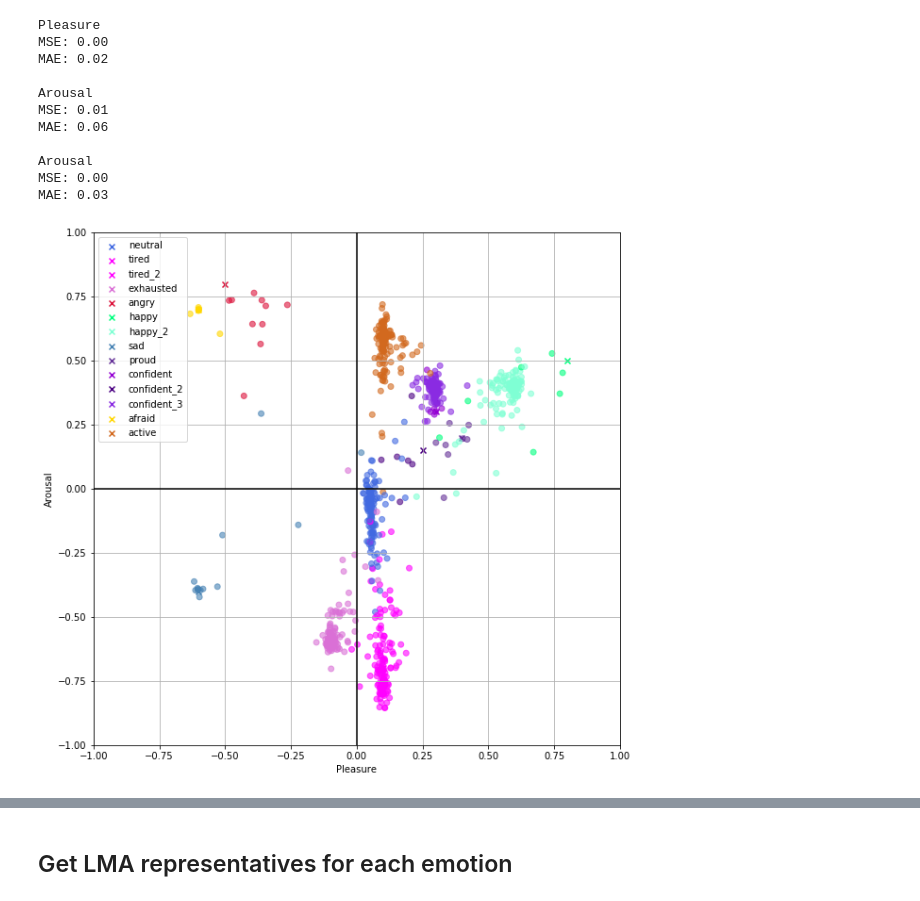
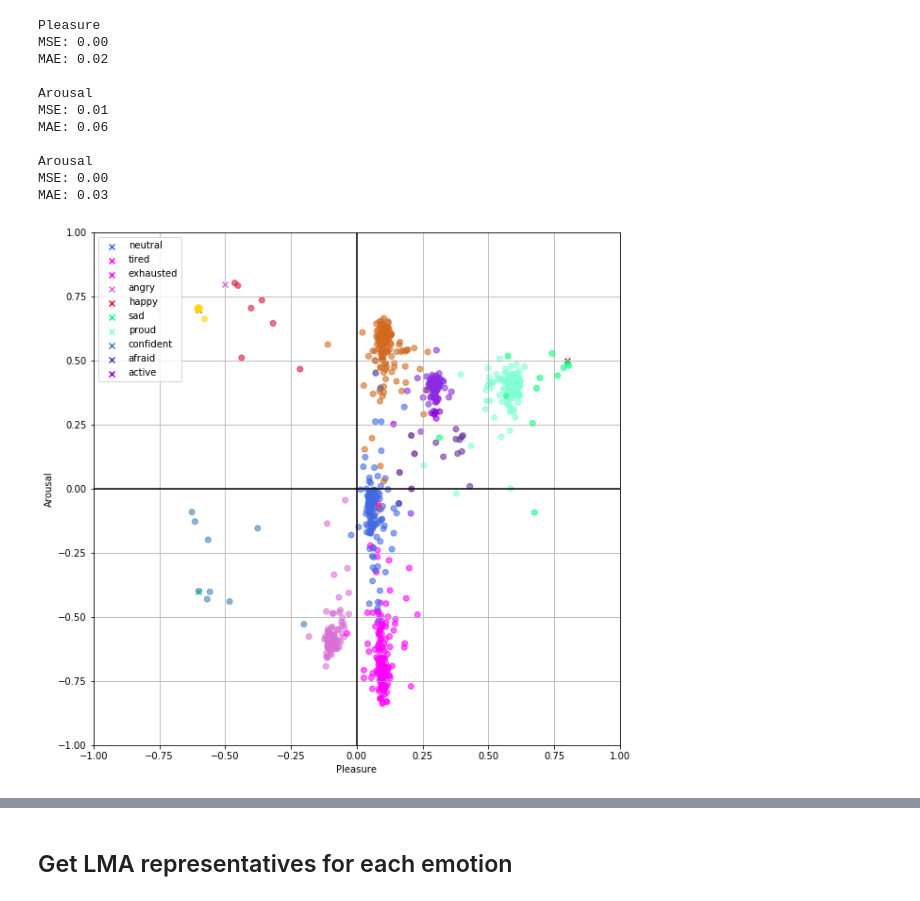
Before and after one commit to HerouFenix/Emotionally-Expressive-Motion-Controller-for-Virtual-Characters, a Jupyter notebook: emotion_classifier/model_training/bandai_train_model.ipynb, the cells around one changed output, grey strips where cells are left out. Saved outputs shown, nothing was run; the diff lists cells and outputs as text; code cells hidden in the pictures.

```diff
--- a/emotion_classifier/model_training/bandai_train_model.ipynb
+++ b/emotion_classifier/model_training/bandai_train_model.ipynb
@@ -406,19 +406,15 @@ x_reference = [
     0.05,
 
     0.1,
-    0.1,
     -0.1,
 
     -0.5,
 
     0.8,
-    0.6,
 
     -0.6,
 
     0.4,
-    0.3,
-    0.25,
     0.3,
 
     -0.6,
@@ -431,26 +427,42 @@ y_reference = [
     -0.05,
 
     -0.7,
-    -0.75,
     -0.6,
 
     0.8,
 
     0.5,
-    0.4,
 
     -0.4,
 
     0.2,
     0.3,
-    0.15,
-    0.4,
 
     0.7,
 
     0.6,
 ]
 
+z_reference = [
+    ## Bandai ##
+    0.0,
+
+    -0.2,
+    -0.15,
+
+    0.9,
+
+    0.15,
+
+    -0.3,
+
+    0.35,
+    0.9,
+
+    -0.8,
+
+    0.4,
+]
 
 colors_reference = ["royalblue",
                     "fuchsia", "magenta", "orchid",
@@ -519,31 +531,31 @@ conv_dict = {
 for i in range(len(x)):
     point_coords = (test_y_p.iloc[i], test_y_a.iloc[i])
     colors.append(color_map[point_coords])
 
 fig, ax = plt.subplots(figsize=(10,10))
 
 for i in range(len(x_reference)):
     ax.scatter(x_reference[i], y_reference[i], c=colors_reference[i], label=conv_dict[(x_reference[i], y_reference[i])] , marker="x", linewidths=3)
 
 ax.legend()
 
 ax.scatter(x, y, c=colors, alpha=0.6)
 
 
 line = mlines.Line2D([-1, 1], [0, 0], color='black')
 line_2 = mlines.Line2D([0, 0], [-1, 1], color='black')
 ax.add_line(line)
 ax.add_line(line_2)
 
 
 plt.ylim([-1,1])
 plt.xlim([-1,1])
 
 
 plt.xlabel('Pleasure')
 plt.ylabel('Arousal')
 plt.grid(True)
 
 plt.show()
 # %% [output]
-[figure, old version]
+[figure, new version]
```
Also changed, not shown: parts of 5 cells of this notebook, 1 other file.
